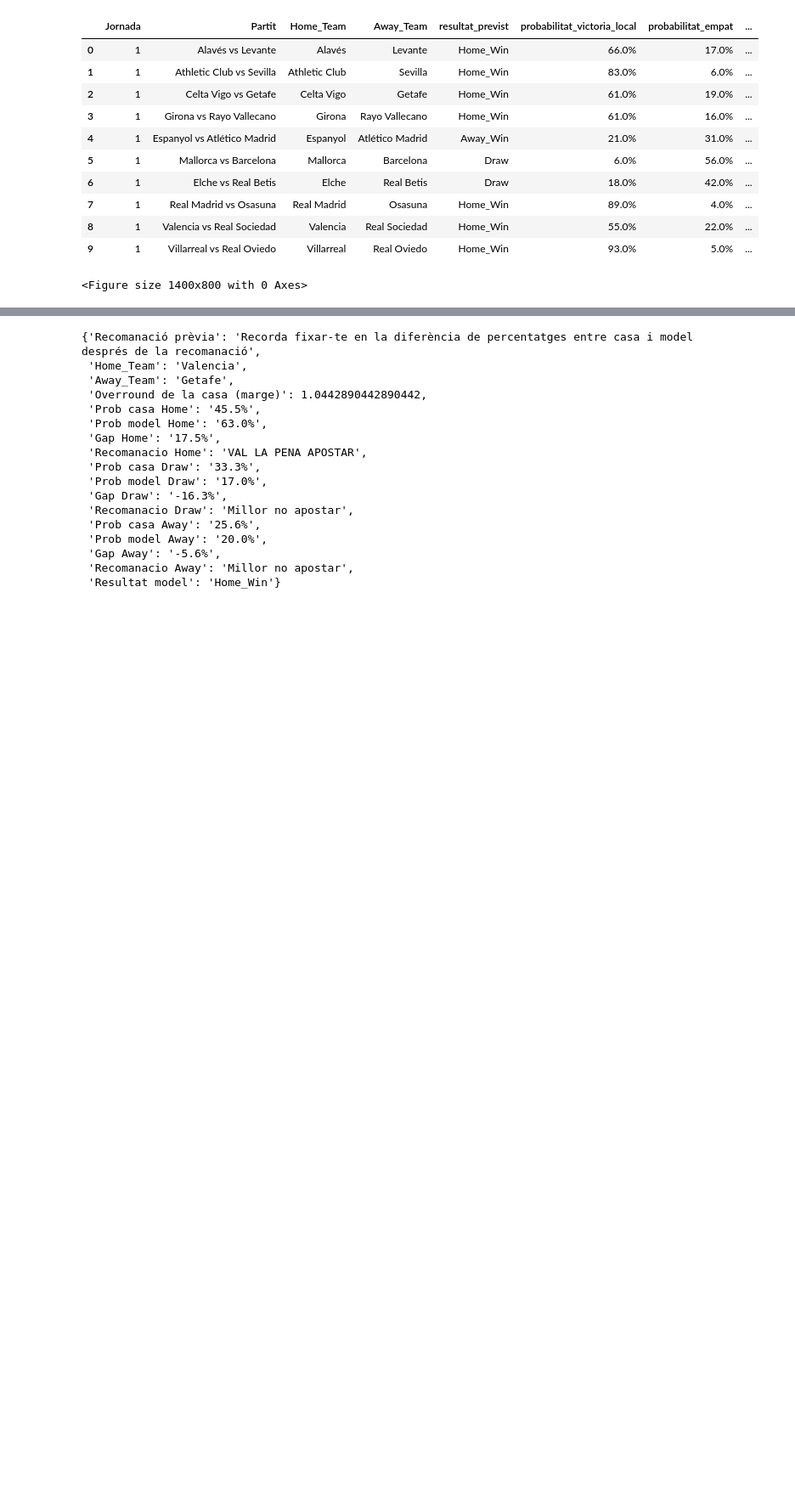
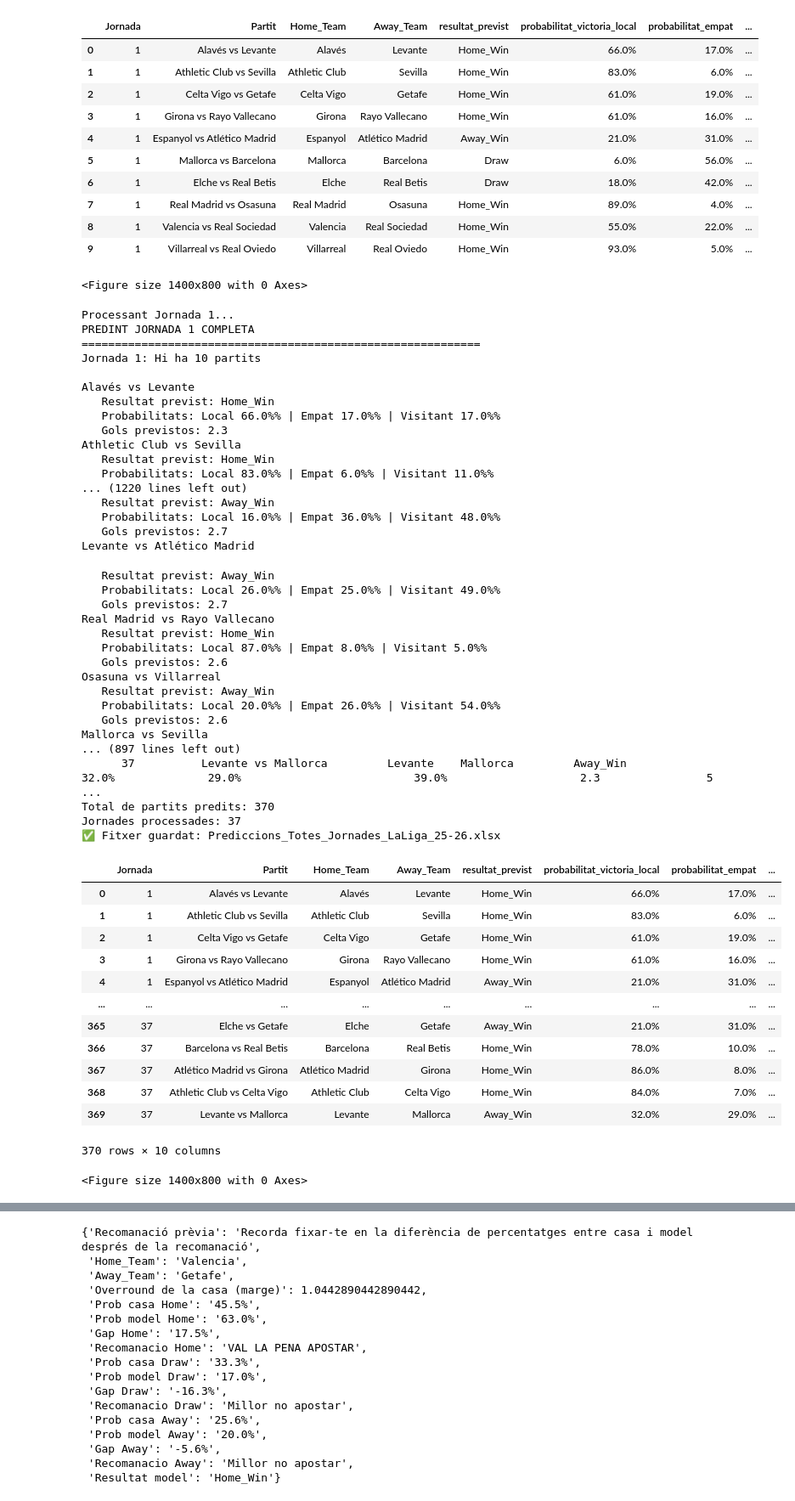
Before and after one commit to ferranfite/Treball-de-Recerca, a Jupyter notebook: model_predicció_enfrontament_notebook.ipynb, the cells around one changed output, grey strips where cells are left out. Shown: that part at 85% size. Cells and saved outputs as stored; diff of their text form; code cells hidden in the pictures; blank space fills up the shorter version.

```diff
--- a/model_predicció_enfrontament_notebook.ipynb
+++ b/model_predicció_enfrontament_notebook.ipynb
@@ -808,3 +809,83 @@ Athletic Club vs Sevilla
 | 8 | 1 | Valencia vs Real Sociedad | Valencia | Real Sociedad | Home_Win | 55.0% | 22.0% | ... |
 | 9 | 1 | Villarreal vs Real Oviedo | Villarreal | Real Oviedo | Home_Win | 93.0% | 5.0% | ... |
 <Figure size 1400x800 with 0 Axes>
+# %%
+# Funció per a predir totes les jornades de laLiga
+# Bàsicament és per a poder posar-ho en l'entrega escrita
+def predir_totes_jornades():
+
+    totes_prediccions = []
+
+    for jornada in range(1, 38):
+        print(f"Processant Jornada {jornada}...")
+        resultat_jornada = predir_jornada_completa(jornada)
+
+        if resultat_jornada is not None:
+            totes_prediccions.append(resultat_jornada)
+
+    # Combinar tots els DataFrames
+    if totes_prediccions:
+        df_totes_prediccions = pd.concat(totes_prediccions, ignore_index=True)
+
+        print(f"Total de partits predits: {len(df_totes_prediccions)}")
+        print(f"Jornades processades: {len(totes_prediccions)}")
+
+        # Ho passem a excel
+        df_totes_prediccions.to_excel('Prediccions_Totes_Jornades_LaLiga_25-26.xlsx', index=False)
+        print(f"✅ Fitxer guardat: Prediccions_Totes_Jornades_LaLiga_25-26.xlsx")
+
+        return df_totes_prediccions
+    else:
+        print("No s'han pogut fer prediccions")
+        return None
+# %%
+predir_totes_jornades()
+# %% [output]
+Processant Jornada 1...
+PREDINT JORNADA 1 COMPLETA
+============================================================
+Jornada 1: Hi ha 10 partits
+
+Alavés vs Levante
+   Resultat previst: Home_Win
+   Probabilitats: Local 66.0%% | Empat 17.0%% | Visitant 17.0%%
+   Gols previstos: 2.3
+Athletic Club vs Sevilla
+   Resultat previst: Home_Win
+   Probabilitats: Local 83.0%% | Empat 6.0%% | Visitant 11.0%%
+... (1220 lines left out)
+   Resultat previst: Away_Win
+   Probabilitats: Local 16.0%% | Empat 36.0%% | Visitant 48.0%%
+   Gols previstos: 2.7
+Levante vs Atlético Madrid
+   Resultat previst: Away_Win
+   Probabilitats: Local 26.0%% | Empat 25.0%% | Visitant 49.0%%
+   Gols previstos: 2.7
+Real Madrid vs Rayo Vallecano
+   Resultat previst: Home_Win
+   Probabilitats: Local 87.0%% | Empat 8.0%% | Visitant 5.0%%
+   Gols previstos: 2.6
+Osasuna vs Villarreal
+   Resultat previst: Away_Win
+   Probabilitats: Local 20.0%% | Empat 26.0%% | Visitant 54.0%%
+   Gols previstos: 2.6
+Mallorca vs Sevilla
+... (897 lines left out)
+      37          Levante vs Mallorca         Levante    Mallorca         Away_Win                       32.0%              29.0%                          39.0%                    2.3                5 ...
+Total de partits predits: 370
+Jornades processades: 37
+✅ Fitxer guardat: Prediccions_Totes_Jornades_LaLiga_25-26.xlsx
+|  | Jornada | Partit | Home_Team | Away_Team | resultat_previst | probabilitat_victoria_local | probabilitat_empat | ... |
+| 0 | 1 | Alavés vs Levante | Alavés | Levante | Home_Win | 66.0% | 17.0% | ... |
+| 1 | 1 | Athletic Club vs Sevilla | Athletic Club | Sevilla | Home_Win | 83.0% | 6.0% | ... |
+| 2 | 1 | Celta Vigo vs Getafe | Celta Vigo | Getafe | Home_Win | 61.0% | 19.0% | ... |
+| 3 | 1 | Girona vs Rayo Vallecano | Girona | Rayo Vallecano | Home_Win | 61.0% | 16.0% | ... |
+| 4 | 1 | Espanyol vs Atlético Madrid | Espanyol | Atlético Madrid | Away_Win | 21.0% | 31.0% | ... |
+| ... | ... | ... | ... | ... | ... | ... | ... | ... |
+| 365 | 37 | Elche vs Getafe | Elche | Getafe | Away_Win | 21.0% | 31.0% | ... |
+| 366 | 37 | Barcelona vs Real Betis | Barcelona | Real Betis | Home_Win | 78.0% | 10.0% | ... |
+| 367 | 37 | Atlético Madrid vs Girona | Atlético Madrid | Girona | Home_Win | 86.0% | 8.0% | ... |
+| 368 | 37 | Athletic Club vs Celta Vigo | Athletic Club | Celta Vigo | Home_Win | 84.0% | 7.0% | ... |
+| 369 | 37 | Levante vs Mallorca | Levante | Mallorca | Away_Win | 32.0% | 29.0% | ... |
+370 rows × 10 columns
+<Figure size 1400x800 with 0 Axes>
```
Also changed, not shown: parts of 3 cells of this notebook, 1 other file.
